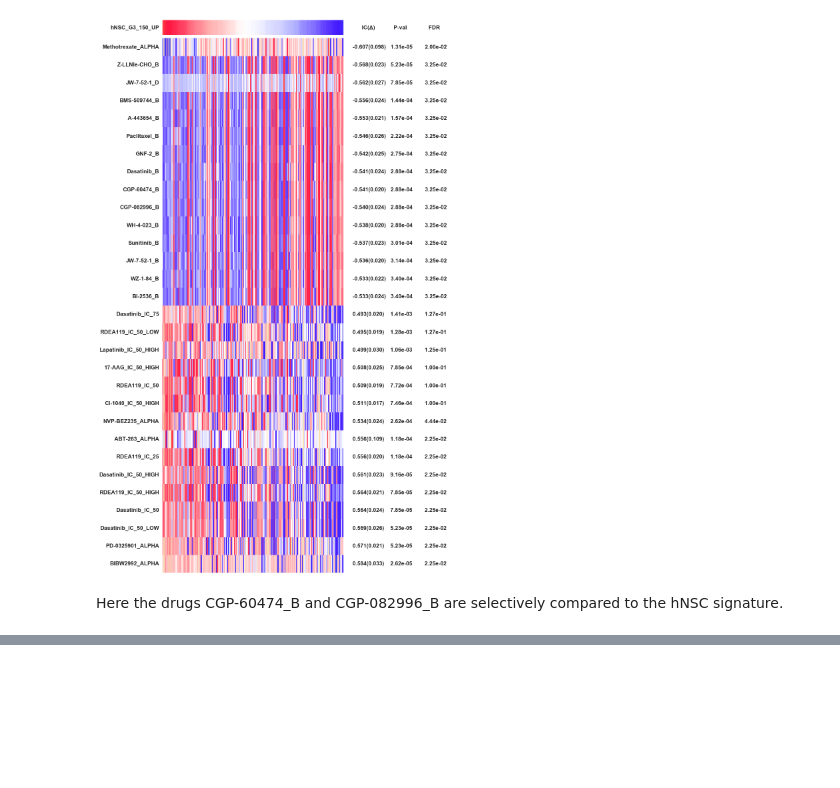
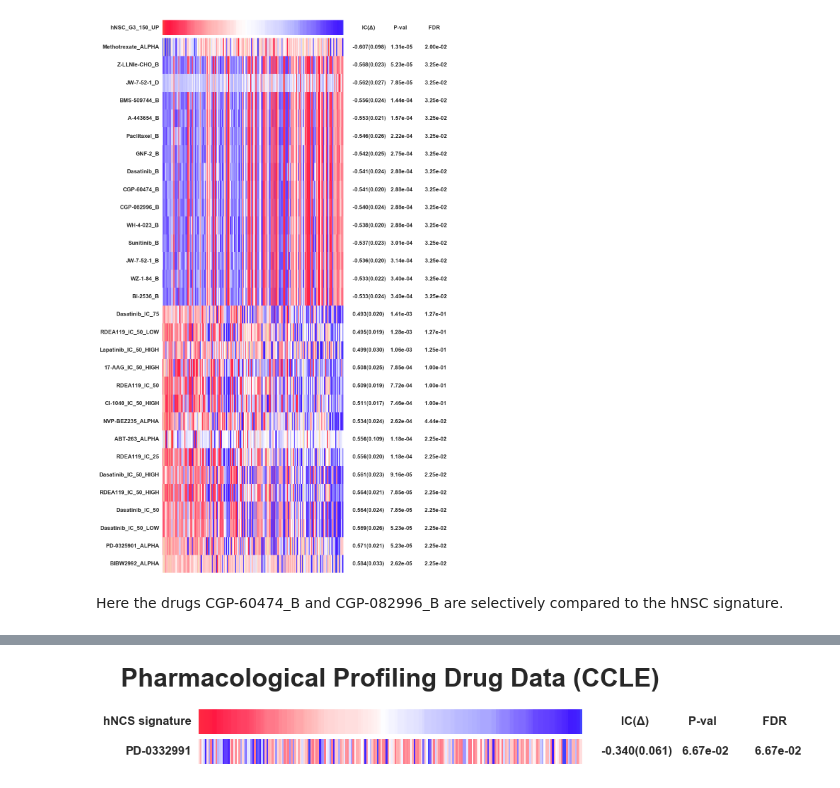
Before and after one commit to KateMedet/discover, a Jupyter notebook: notebooks/discover_analysis.ipynb, the cells around one changed output, grey strips where cells are left out. Cells and saved outputs as stored; diff of their text form; code cells hidden in the pictures; blank space fills up the shorter version.

```diff
--- a/notebooks/discover_analysis.ipynb
+++ b/notebooks/discover_analysis.ipynb
@@ -184,21 +192 @@ Loading CTRPv2.2_2015_pub.gct (matched 'CTRPv2.2_2015_pub') ...
 ### 3.3 Compare CCLE hNSC signature to CCLE drug sensitivity
-# %%
-annotation_table = ccal.support.file.read_data_table(join(
-                 DIR_DATA, 'ccle_annotation.data_table'))
-annotation_features = {'CCLE_Drug_Sensitivity': {
-        'index': ['PD-0332991'],
-        'alias': ['PD-0332991: Palbociclib (CDK4/6 Inhibitor)']
-    }
-}
-annotation_bundle = ccal.support.file.load_data_table(
-                            DIR_DATA,
-                            annotation_table,
-                            annotation_features)
-annotation_files = {'CCLE_Drug_Sensitivity': join(DIR_RESULT, 'ccle_sig_ccle_drug.txt')}
-
-
-ccal.association.make_association_summary_panel(ccle_hNSC_G3_150_UP,
-                                                annotation_bundle,
-                                                annotation_files,
-                                                title='Pharmacological Profiling Drug Data (CCLE)',
-                                                filepath=join(DIR_RESULT,'ccle_sig_ccle_drug_PD-0332991.vignette'))
@@ -208,0 +193,15 @@ Loading CCLE_Drug_Sensitivity.gct (matched 'CCLE_Drug_Sensitivity') ...
+# %%
+indices = ['PD-0332991']
+# %%
+results = join(DIR_RESULT, 'palbociclib_panel')
+# %%
+ccle_drug_sensitivity_selected = ccle_drug_sensitivity.ix[indices, :]
+# %%
+# Make Summary Panel
+selected_ccle_drugs_df = ccal.association.make_association_panel(ccle_hNSC_G3_150_UP,
+                                            ccle_drug_sensitivity_selected,
+                                            title='Pharmacological Profiling Drug Data (CCLE)',
+                                            target_name='hNCS signature',
+                                            filepath_prefix=results)
+# %% [output]
+[figure, added]
```
Also changed, not shown: parts of 32 cells of this notebook, 38 other files.
